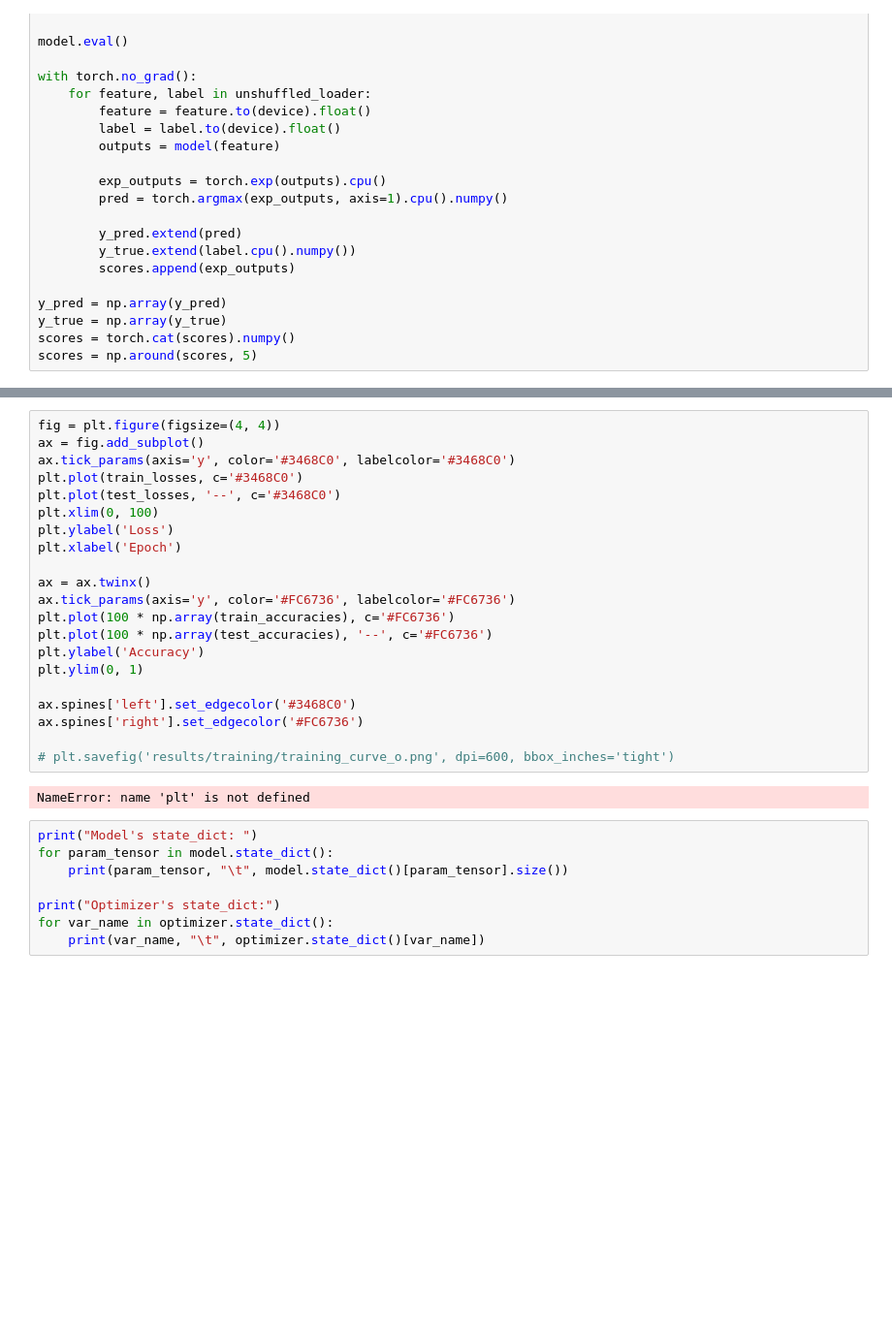
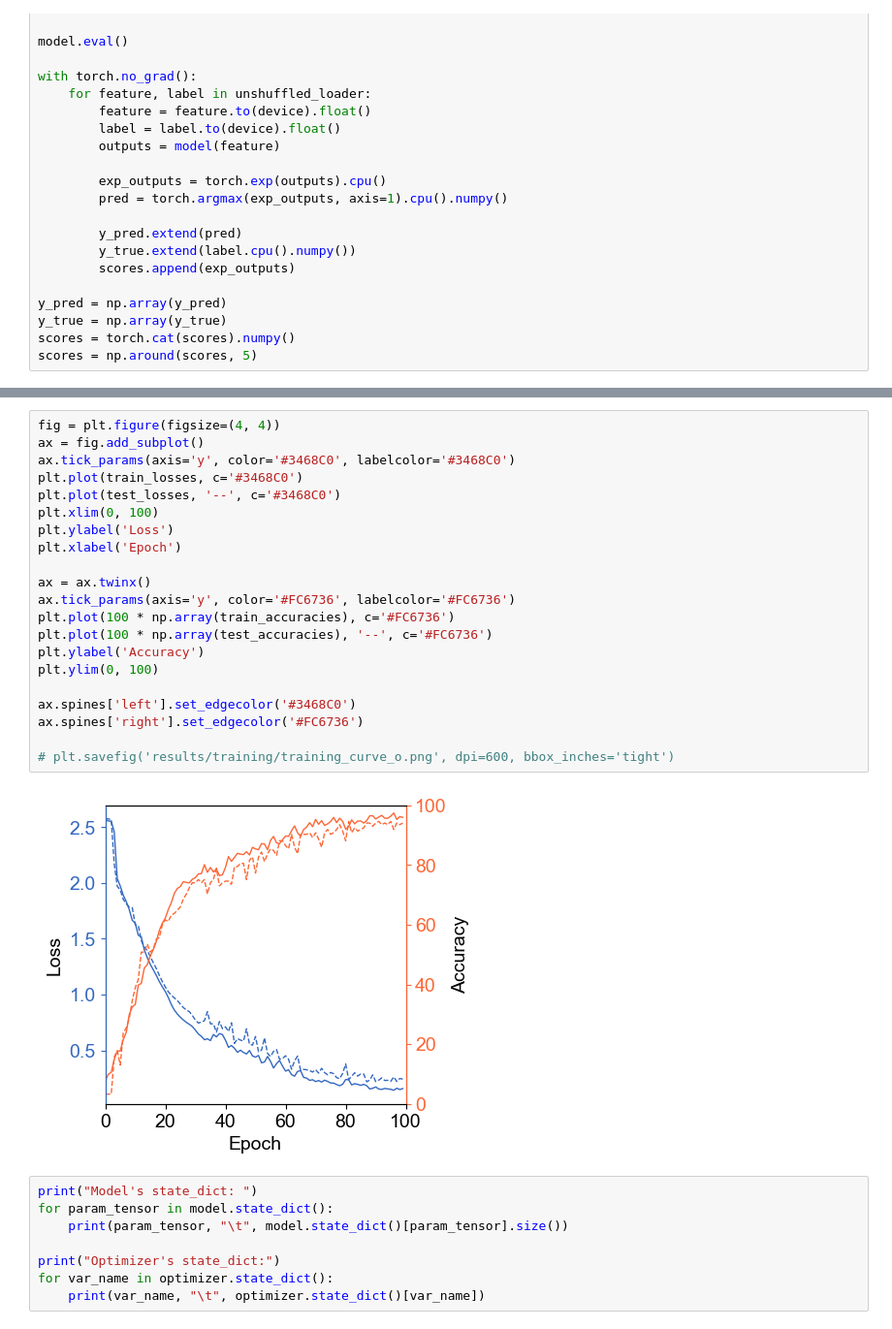
Before and after one commit to BailabUNC/oxene-nn, a Jupyter notebook: training.ipynb, the cells around one changed output, grey strips where cells are left out. Shown: that part at 97% size. Drawn from its saved outputs; the diff is of its cells as text; blank space fills up the shorter version.

```diff
--- a/training.ipynb
+++ b/training.ipynb
@@ -219,26 +253,26 @@ plt.xlim(0, len(ds))
 # %%
 fig = plt.figure(figsize=(4, 4))
 ax = fig.add_subplot()
 ax.tick_params(axis='y', color='#3468C0', labelcolor='#3468C0')
 plt.plot(train_losses, c='#3468C0')
 plt.plot(test_losses, '--', c='#3468C0')
 plt.xlim(0, 100)
 plt.ylabel('Loss')
 plt.xlabel('Epoch')
 
 ax = ax.twinx()
 ax.tick_params(axis='y', color='#FC6736', labelcolor='#FC6736')
 plt.plot(100 * np.array(train_accuracies), c='#FC6736')
 plt.plot(100 * np.array(test_accuracies), '--', c='#FC6736')
 plt.ylabel('Accuracy')
-plt.ylim(0, 1)
+plt.ylim(0, 100)
 
 ax.spines['left'].set_edgecolor('#3468C0')
 ax.spines['right'].set_edgecolor('#FC6736')
 
 # plt.savefig('results/training/training_curve_o.png', dpi=600, bbox_inches='tight')
 # %% [output]
-NameError: name 'plt' is not defined
+[figure, added]
 # %%
 print("Model's state_dict: ")
 for param_tensor in model.state_dict():
```
Also changed, not shown: parts of 9 cells of this notebook, 6 other files.
